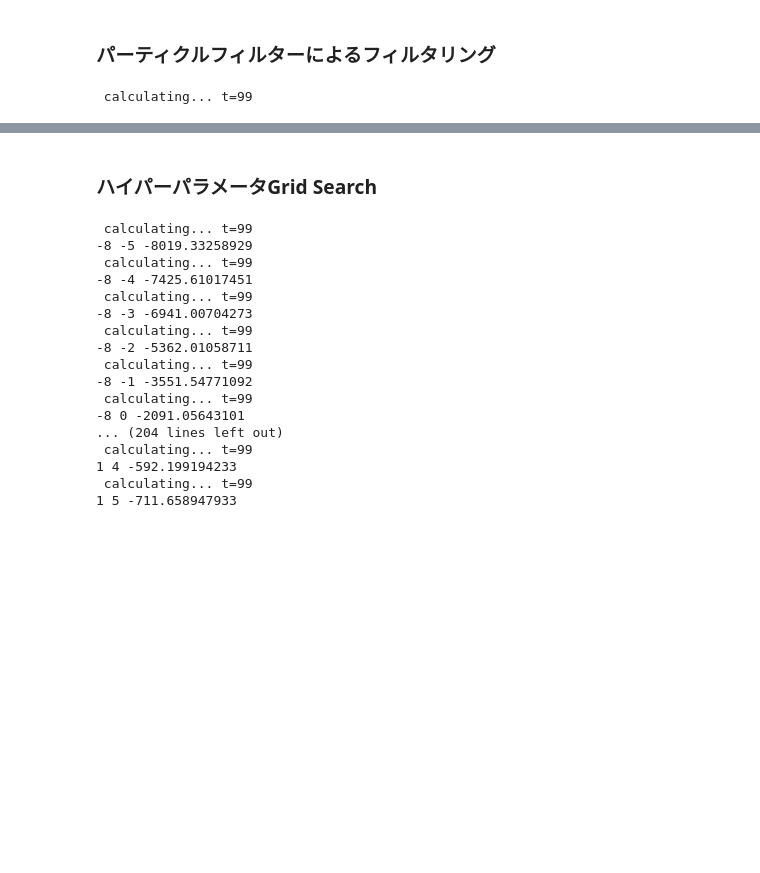
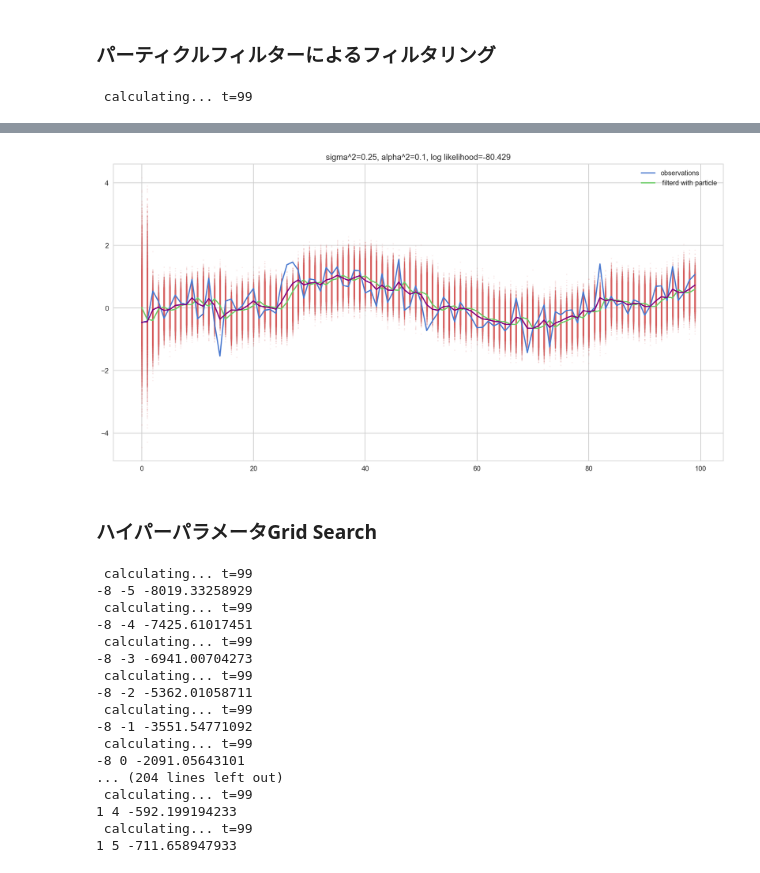
Before and after one commit to matsuken92/Qiita_Contents, a Jupyter notebook: General/particle_filter_class.ipynb, the cells around one changed output, grey strips where cells are left out. Cells and saved outputs as stored; diff of their text form; code cells hidden in the pictures; blank space fills up the shorter version.

```diff
--- a/General/particle_filter_class.ipynb
+++ b/General/particle_filter_class.ipynb
@@ -142,3 +176,20 @@ pf.draw_glaph()
+# %%
+T = len(pf.y)
+
+plt.figure(figsize=(16,8))
+plt.plot(range(T), pf.y, label="observations")
+plt.plot(np.mean(pf.x, axis=1)[1:], "g" ,label=" filterd with particle")
+for t in range(T):
+    plt.scatter(np.ones(pf.n_particle)*t, pf.x[t], color="r", s=2, alpha=0.1)
+plt.title("sigma^2={0}, alpha^2={1}, log likelihood={2:.3f}".format(pf.sigma_2,
+                                                                    pf.alpha_2,
+                                                                    pf.log_likelihood))
+
+plt.plot(res_ll.filtered_state.reshape(res_ll.filtered_state.shape[1]), "purple", label="UCM filtered")
+plt.legend(loc="best")
+plt.show()
+# %% [output]
+[figure, added]
 # %% [markdown]
 ### ハイパーパラメータGrid Search
 # %%
```
Also changed, not shown: parts of 6 cells of this notebook.
